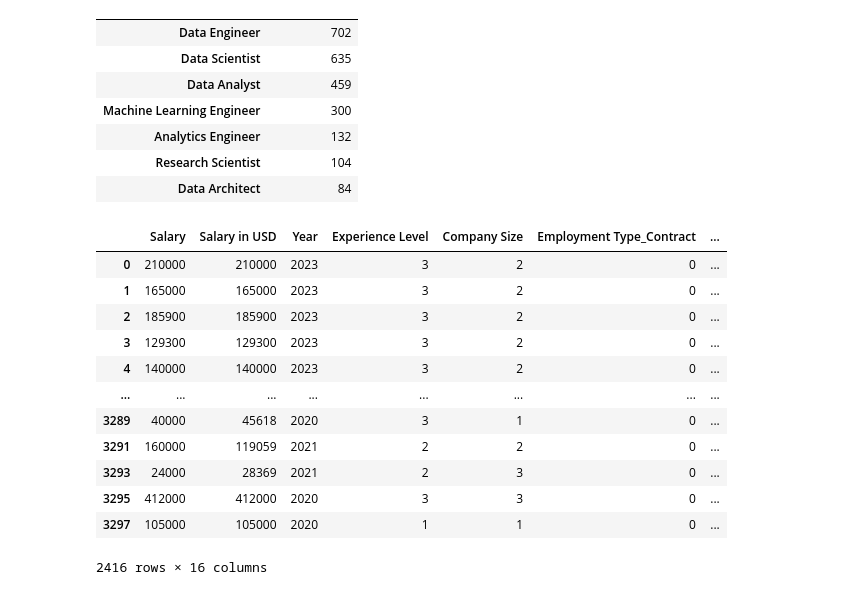
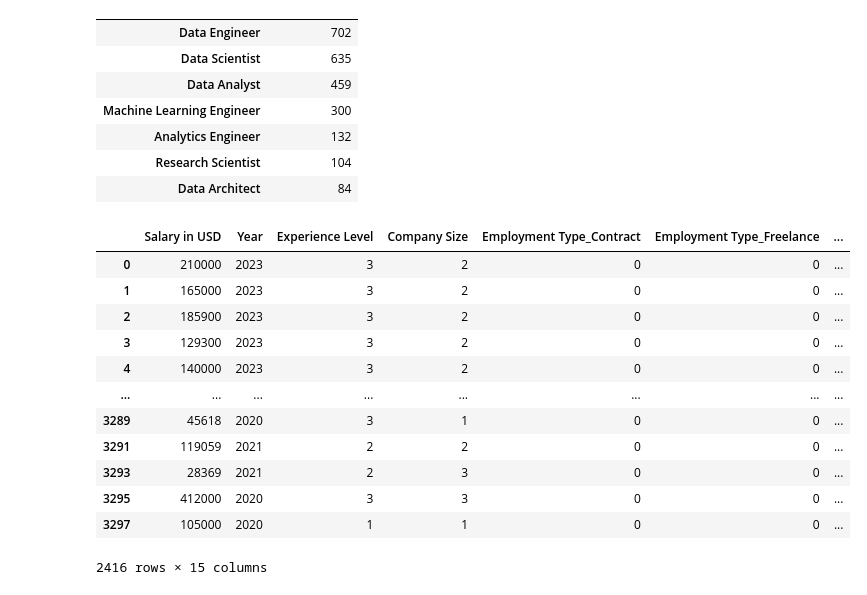
Before and after one commit to Frussen/salary_predictor, a Jupyter notebook: forecasting_salary_model.ipynb, the cells around one changed output. Saved outputs shown, nothing was run; the diff lists cells and outputs as text; code cells hidden in the pictures.

```diff
--- a/forecasting_salary_model.ipynb
+++ b/forecasting_salary_model.ipynb
@@ -62,31 +62,32 @@ grouped[grouped['Salary in USD'] > 80]
 | Data Architect | 84 |
 # %%
 numerical = df.select_dtypes(include=np.number)
+numerical.drop('Salary', axis=1, inplace=True)
 categorical = df.select_dtypes(include=object)
 
 ord_encoded = categorical[['Experience Level','Company Size']]
 ord_encoded = ord_encoded.replace({
     'Experience Level': {'Executive': 4, 'Senior': 3, 'Mid': 2, 'Entry': 1},
     'Company Size': {'Small': 1, 'Large': 3, 'Medium': 2},
 })
 
 hot_encoded = categorical[['Employment Type','Job Title']]
 hot_encoded = pd.get_dummies(hot_encoded, dtype=int)
 
 cat_encoded = pd.concat([ord_encoded,hot_encoded], axis=1)
 all_data = pd.concat([numerical, cat_encoded], axis=1)
 all_data
 # %% [output]
-|  | Salary | Salary in USD | Year | Experience Level | Company Size | Employment Type_Contract | ... |
-| 0 | 210000 | 210000 | 2023 | 3 | 2 | 0 | ... |
-| 1 | 165000 | 165000 | 2023 | 3 | 2 | 0 | ... |
-| 2 | 185900 | 185900 | 2023 | 3 | 2 | 0 | ... |
-| 3 | 129300 | 129300 | 2023 | 3 | 2 | 0 | ... |
-| 4 | 140000 | 140000 | 2023 | 3 | 2 | 0 | ... |
+|  | Salary in USD | Year | Experience Level | Company Size | Employment Type_Contract | Employment Type_Freelance | ... |
+| 0 | 210000 | 2023 | 3 | 2 | 0 | 0 | ... |
+| 1 | 165000 | 2023 | 3 | 2 | 0 | 0 | ... |
+| 2 | 185900 | 2023 | 3 | 2 | 0 | 0 | ... |
+| 3 | 129300 | 2023 | 3 | 2 | 0 | 0 | ... |
+| 4 | 140000 | 2023 | 3 | 2 | 0 | 0 | ... |
 | ... | ... | ... | ... | ... | ... | ... | ... |
-| 3289 | 40000 | 45618 | 2020 | 3 | 1 | 0 | ... |
-| 3291 | 160000 | 119059 | 2021 | 2 | 2 | 0 | ... |
-| 3293 | 24000 | 28369 | 2021 | 2 | 3 | 0 | ... |
-| 3295 | 412000 | 412000 | 2020 | 3 | 3 | 0 | ... |
-| 3297 | 105000 | 105000 | 2020 | 1 | 1 | 0 | ... |
+| 3289 | 45618 | 2020 | 3 | 1 | 0 | 0 | ... |
+| 3291 | 119059 | 2021 | 2 | 2 | 0 | 0 | ... |
+| 3293 | 28369 | 2021 | 2 | 3 | 0 | 0 | ... |
+| 3295 | 412000 | 2020 | 3 | 3 | 0 | 0 | ... |
+| 3297 | 105000 | 2020 | 1 | 1 | 0 | 0 | ... |
-2416 rows × 16 columns
+2416 rows × 15 columns
```
Also changed, not shown: parts of 14 cells of this notebook, 7 other files.
